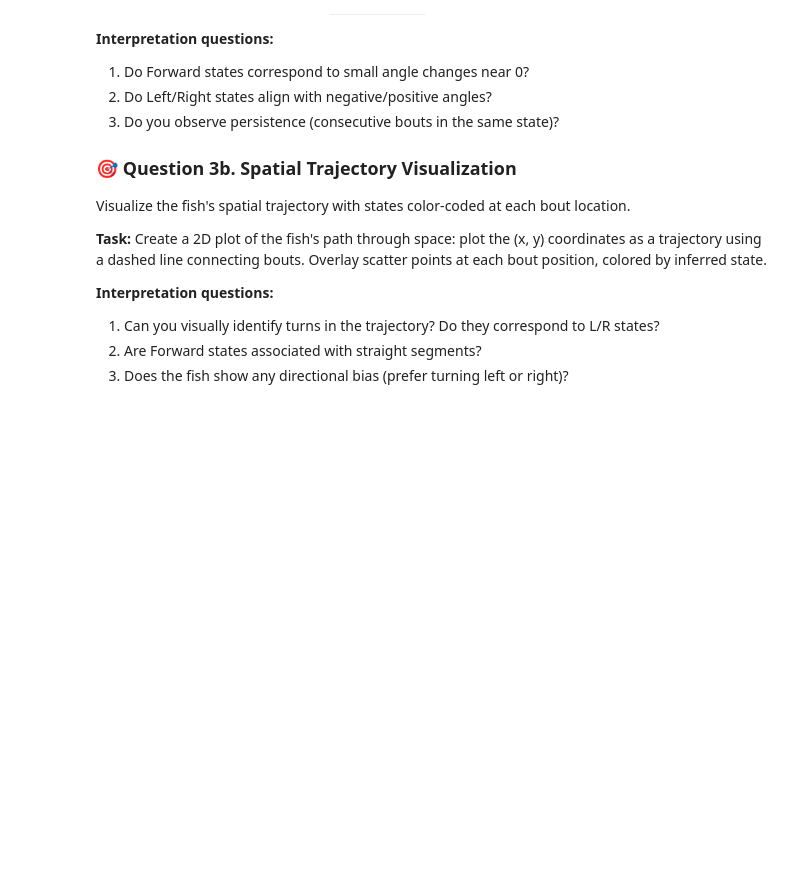
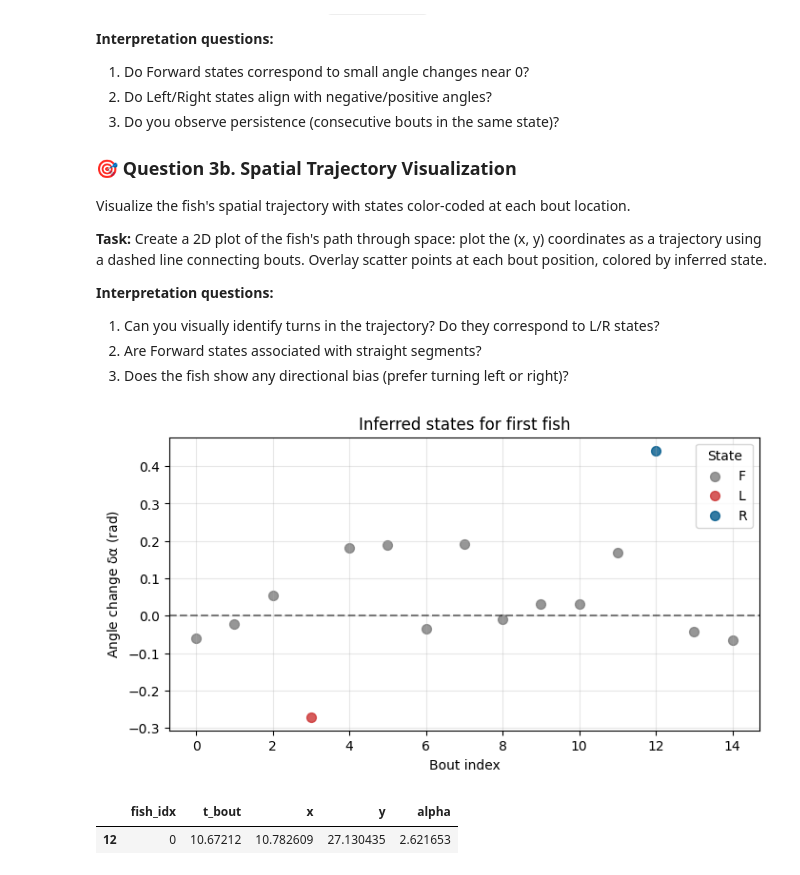
Before and after one commit to brucsk/machine-learning-cogmaster-m2, a Jupyter notebook: TD/tutorial_5/tutorial_5_START.ipynb, the cells around one changed output. Drawn from its saved outputs; the diff is of its cells as text; code cells hidden in the pictures; blank space fills up the shorter version.

```diff
--- a/TD/tutorial_5/tutorial_5_START.ipynb
+++ b/TD/tutorial_5/tutorial_5_START.ipynb
@@ -446,0 +487,13 @@ plt.show()
+# %%
+# (iii)
+
+# Compute emission matrix (the last index is not included so ok for angles)
+emission_probs_0 = compute_emission_probs_oneFish(delta_alpha = delta_alpha, sigma_F = sigma_F,
+                                                   sigma_T = sigma_T, fish_idx = 0, fish_bouts = fish_bouts
+                                                   )
+
+# Print results and compare to sign and magnitude of each angle
+print("Emission probabilities for first 10 time steps of fish 0:\nF=Forward, L=Left, R=Right")
+print(np.round(emission_probs_0[:10], 2))
+print(f"\nShape: {emission_probs_0.shape}")
+print(np.around(delta_alpha[:10],4))
@@ -580,3 +802,46 @@ Visualize the fish's spatial trajectory with states color-coded at each bout loc
 1. Can you visually identify turns in the trajectory? Do they correspond to L/R states?
 2. Are Forward states associated with straight segments?
 3. Does the fish show any directional bias (prefer turning left or right)?
+# %%
+# 3a.
+def viterbi_scatter_plot(states : NDArray[np.float64], delta_alpha: NDArray[np.float64],
+                         state_info : dict[int, dict[str, str]]
+                         ) -> None:
+    # Get array with bout index
+    n_bouts = states.shape[0]
+    bout_index = np.arange(start=0, stop=n_bouts, step=1)
+
+    # Plot one scatter per state
+    fig, ax = plt.subplots(figsize=(8, 4))
+    for idx, info in state_info.items():
+        mask = states == idx
+        ax.scatter(
+            bout_index[mask],
+            delta_alpha[:n_bouts][mask],
+            c=info["color"],
+            s=50,
+            label=info["name"],
+            alpha = 0.8
+        )
+
+    ax.axhline(y=0, color="black", linestyle="--", alpha=0.5)
+    ax.set_xlabel("Bout index")
+    ax.set_ylabel(r"Angle change $\delta\alpha$ (rad)")
+    ax.set_title("Inferred states for first fish")
+    ax.grid(alpha=0.3)
+    ax.legend(title="State")
+    plt.show()
+
+# Apply the Viterbi algorithm to the first fish using the emission probs we computed above
+states_fish_0 = viterbi(E = emission_probs_0 , omega = omega, initial_state=None)
+
+# Map state index to name and color using dict
+state_info = {
+    idx: {"name": state_names[idx], "color": state_colors[idx]}
+    for idx in range(len(state_names))
+}
+
+viterbi_scatter_plot(states = states_fish_0, state_info = state_info,
+                     delta_alpha = delta_alpha)
+# %% [output]
+[figure, added]
@@ -582,0 +852,5 @@ Visualize the fish's spatial trajectory with states color-coded at each bout loc
+# %%
+fish_bouts_0[mask]
+# %% [output]
+|  | fish_idx | t_bout | x | y | alpha |
+| 12 | 0 | 10.67212 | 10.782609 | 27.130435 | 2.621653 |
```
Also changed, not shown: parts of 15 cells of this notebook, 1 other file.
